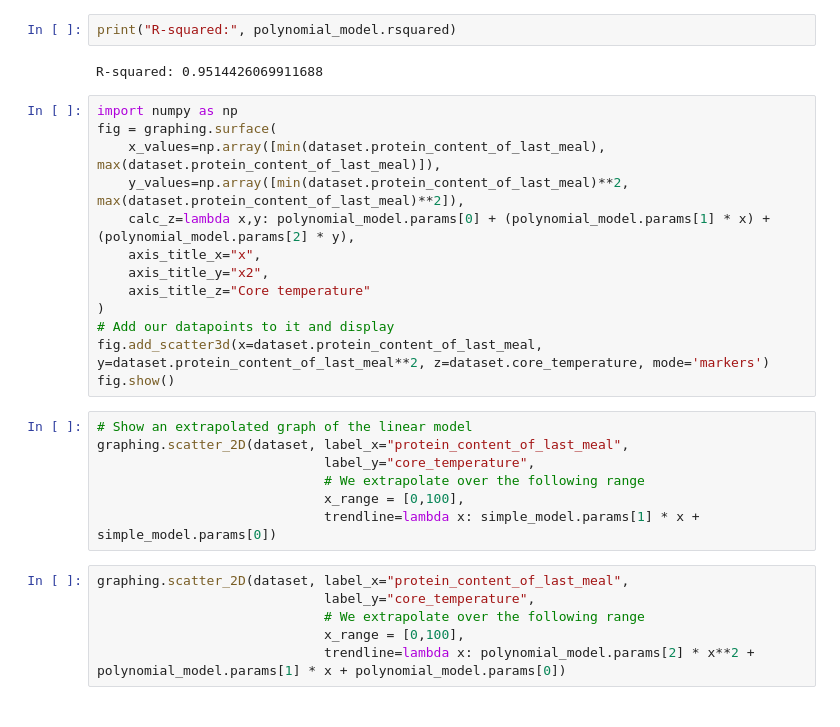
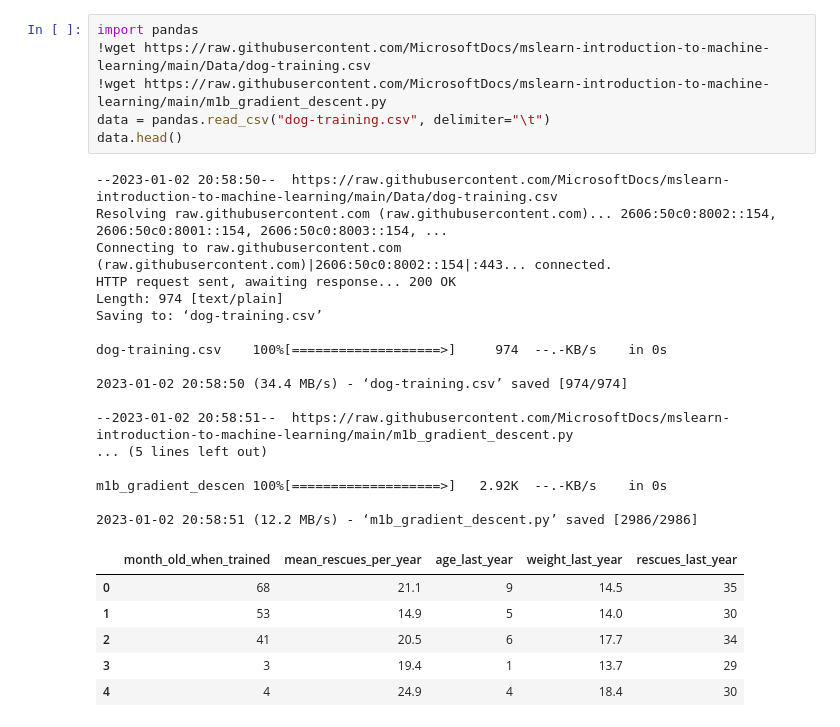
Before and after one commit to Rich627/MicrosoftLearning-DP-100, a Jupyter notebook: Day14.ipynb, the cells around one changed output. Drawn from its saved outputs; the diff is of its cells as text.

```diff
--- a/Day14.ipynb
+++ b/Day14.ipynb
@@ -52,30 +1,30 @@ graphing.scatter_2D(dataset, label_x="protein_content_of_last_meal",
-# %%
-print("R-squared:", polynomial_model.rsquared)
-# %% [output]
-R-squared: 0.9514426069911688
-# %%
-import numpy as np
-fig = graphing.surface(
-    x_values=np.array([min(dataset.protein_content_of_last_meal), max(dataset.protein_content_of_last_meal)]),
-    y_values=np.array([min(dataset.protein_content_of_last_meal)**2, max(dataset.protein_content_of_last_meal)**2]),
-    calc_z=lambda x,y: polynomial_model.params[0] + (polynomial_model.params[1] * x) + (polynomial_model.params[2] * y),
-    axis_title_x="x",
-    axis_title_y="x2",
-    axis_title_z="Core temperature"
-)
-# Add our datapoints to it and display
-fig.add_scatter3d(x=dataset.protein_content_of_last_meal, y=dataset.protein_content_of_last_meal**2, z=dataset.core_temperature, mode='markers')
-fig.show()
-# %%
-# Show an extrapolated graph of the linear model
-graphing.scatter_2D(dataset, label_x="protein_content_of_last_meal",
-                             label_y="core_temperature",
-                             # We extrapolate over the following range
-                             x_range = [0,100],
-                             trendline=lambda x: simple_model.params[1] * x + simple_model.params[0])
-# %%
-graphing.scatter_2D(dataset, label_x="protein_content_of_last_meal",
-                             label_y="core_temperature",
-                             # We extrapolate over the following range
-                             x_range = [0,100],
-                             trendline=lambda x: polynomial_model.params[2] * x**2 + polynomial_model.params[1] * x + polynomial_model.params[0])
+# %%
+import pandas
+!wget https://raw.githubusercontent.com/MicrosoftDocs/mslearn-introduction-to-machine-learning/main/Data/dog-training.csv
+!wget https://raw.githubusercontent.com/MicrosoftDocs/mslearn-introduction-to-machine-learning/main/m1b_gradient_descent.py
+data = pandas.read_csv("dog-training.csv", delimiter="\t")
+data.head()
+# %% [output]
+--2023-01-02 20:58:50--  https://raw.githubusercontent.com/MicrosoftDocs/mslearn-introduction-to-machine-learning/main/Data/dog-training.csv
+Resolving raw.githubusercontent.com (raw.githubusercontent.com)... 2606:50c0:8002::154, 2606:50c0:8001::154, 2606:50c0:8003::154, ...
+Connecting to raw.githubusercontent.com (raw.githubusercontent.com)|2606:50c0:8002::154|:443... connected.
+HTTP request sent, awaiting response... 200 OK
+Length: 974 [text/plain]
+Saving to: ‘dog-training.csv’
+
+dog-training.csv    100%[===================>]     974  --.-KB/s    in 0s
+
+2023-01-02 20:58:50 (34.4 MB/s) - ‘dog-training.csv’ saved [974/974]
+
+--2023-01-02 20:58:51--  https://raw.githubusercontent.com/MicrosoftDocs/mslearn-introduction-to-machine-learning/main/m1b_gradient_descent.py
+... (5 lines left out)
+
+m1b_gradient_descen 100%[===================>]   2.92K  --.-KB/s    in 0s
+
+2023-01-02 20:58:51 (12.2 MB/s) - ‘m1b_gradient_descent.py’ saved [2986/2986]
+|  | month_old_when_trained | mean_rescues_per_year | age_last_year | weight_last_year | rescues_last_year |
+| 0 | 68 | 21.1 | 9 | 14.5 | 35 |
+| 1 | 53 | 14.9 | 5 | 14.0 | 30 |
+| 2 | 41 | 20.5 | 6 | 17.7 | 34 |
+| 3 | 3 | 19.4 | 1 | 13.7 | 29 |
+| 4 | 4 | 24.9 | 4 | 18.4 | 30 |
```
Also changed, not shown: parts of 11 cells of this notebook, 5 other files.
